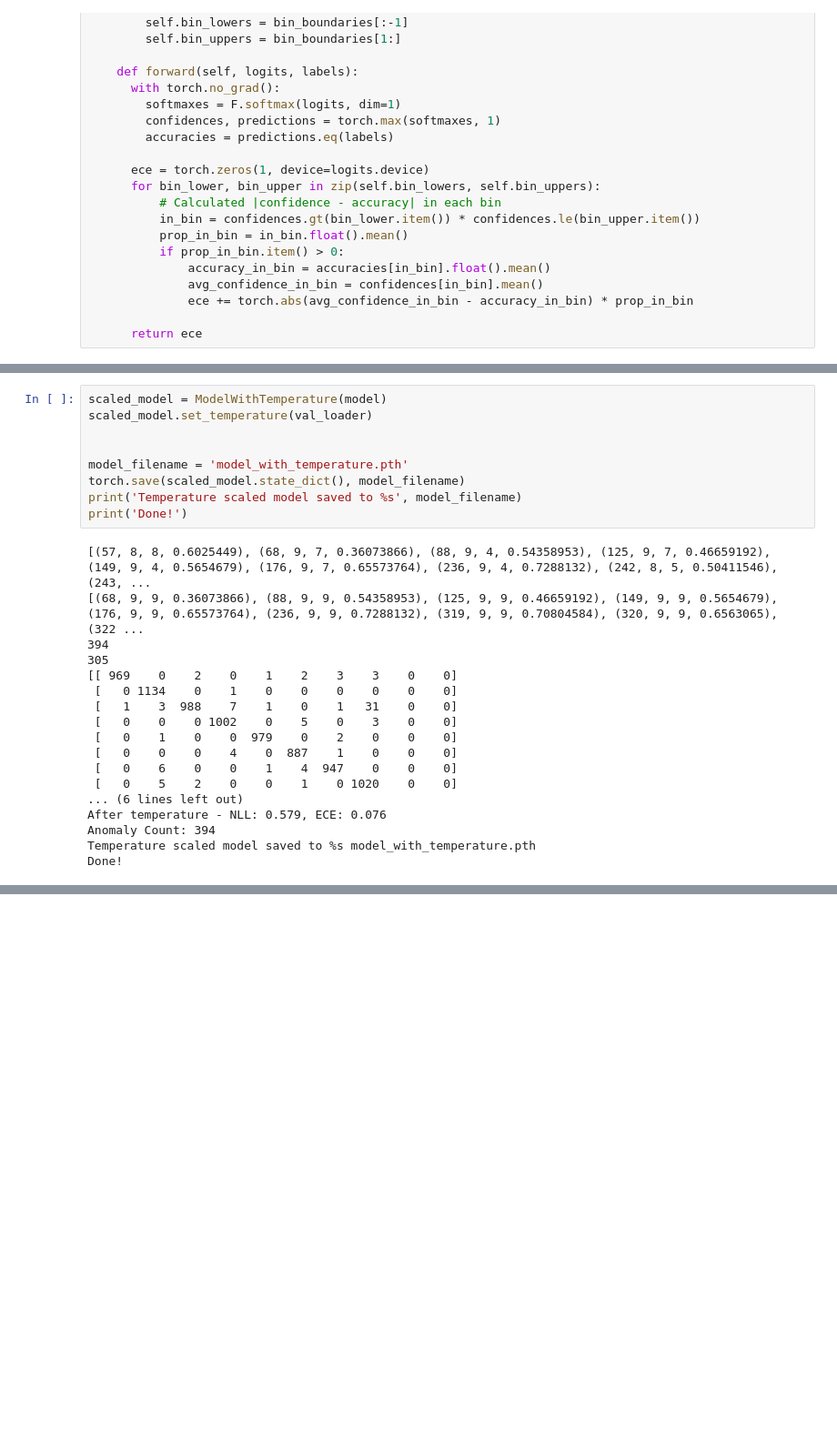
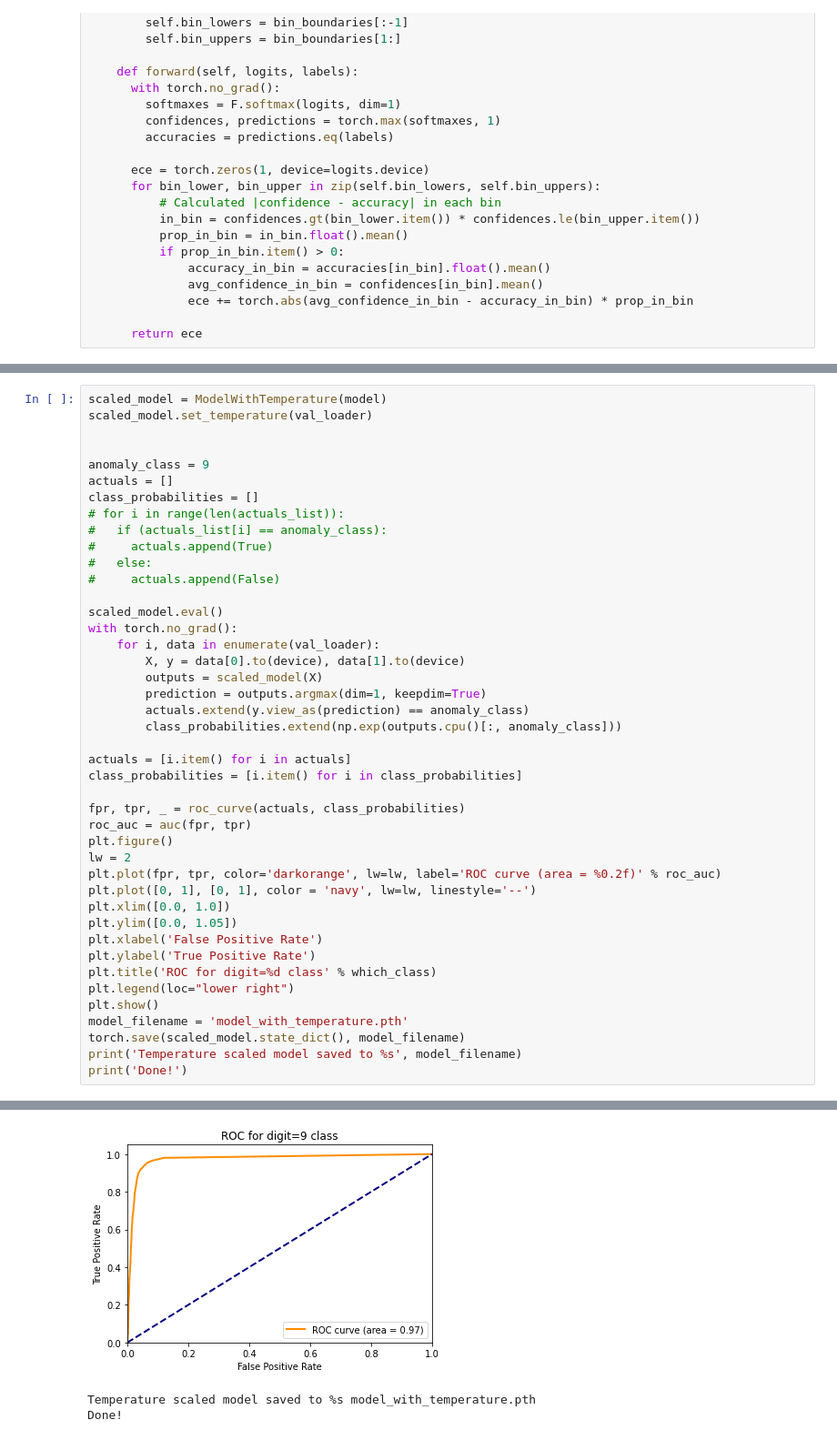
Before and after one commit to yoonkim97/pytorch-resnet-mnist, a Jupyter notebook: MNISTResNet.ipynb, the cells around one changed output, grey strips where cells are left out. Shown at 91% size. Cells and saved outputs as stored; diff of their text form; blank space fills up the shorter version.

Commit message:
Completed Temperature Scaling by adding in AUROC

```diff
--- a/MNISTResNet.ipynb
+++ b/MNISTResNet.ipynb
@@ -315,28 +359,45 @@ class _AnomalyDetection(nn.Module):
     return anomaly_count
-# %%
-scaled_model = ModelWithTemperature(model)
-scaled_model.set_temperature(val_loader)
-
-
-model_filename = 'model_with_temperature.pth'
-torch.save(scaled_model.state_dict(), model_filename)
-print('Temperature scaled model saved to %s', model_filename)
-print('Done!')
-# %% [output]
-[(57, 8, 8, 0.6025449), (68, 9, 7, 0.36073866), (88, 9, 4, 0.54358953), (125, 9, 7, 0.46659192), (149, 9, 4, 0.5654679), (176, 9, 7, 0.65573764), (236, 9, 4, 0.7288132), (242, 8, 5, 0.50411546), (243, ...
-[(68, 9, 9, 0.36073866), (88, 9, 9, 0.54358953), (125, 9, 9, 0.46659192), (149, 9, 9, 0.5654679), (176, 9, 9, 0.65573764), (236, 9, 9, 0.7288132), (319, 9, 9, 0.70804584), (320, 9, 9, 0.6563065), (322 ...
-394
-305
-[[ 969    0    2    0    1    2    3    3    0    0]
- [   0 1134    0    1    0    0    0    0    0    0]
- [   1    3  988    7    1    0    1   31    0    0]
- [   0    0    0 1002    0    5    0    3    0    0]
- [   0    1    0    0  979    0    2    0    0    0]
- [   0    0    0    4    0  887    1    0    0    0]
- [   0    6    0    0    1    4  947    0    0    0]
- [   0    5    2    0    0    1    0 1020    0    0]
-... (6 lines left out)
-After temperature - NLL: 0.579, ECE: 0.076
-Anomaly Count: 394
-Temperature scaled model saved to %s model_with_temperature.pth
-Done!
+# %%
+scaled_model = ModelWithTemperature(model)
+scaled_model.set_temperature(val_loader)
+
+
+anomaly_class = 9
+actuals = []
+class_probabilities = []
+# for i in range(len(actuals_list)):
+#   if (actuals_list[i] == anomaly_class):
+#     actuals.append(True)
+#   else:
+#     actuals.append(False)
+
+scaled_model.eval()
+with torch.no_grad():
+    for i, data in enumerate(val_loader):
+        X, y = data[0].to(device), data[1].to(device)
+        outputs = scaled_model(X)
+        prediction = outputs.argmax(dim=1, keepdim=True)
+        actuals.extend(y.view_as(prediction) == anomaly_class)
+        class_probabilities.extend(np.exp(outputs.cpu()[:, anomaly_class]))
+
+actuals = [i.item() for i in actuals]
+class_probabilities = [i.item() for i in class_probabilities]
+
+fpr, tpr, _ = roc_curve(actuals, class_probabilities)
+roc_auc = auc(fpr, tpr)
+plt.figure()
+lw = 2
+plt.plot(fpr, tpr, color='darkorange', lw=lw, label='ROC curve (area = %0.2f)' % roc_auc)
+plt.plot([0, 1], [0, 1], color = 'navy', lw=lw, linestyle='--')
+plt.xlim([0.0, 1.0])
+plt.ylim([0.0, 1.05])
+plt.xlabel('False Positive Rate')
+plt.ylabel('True Positive Rate')
+plt.title('ROC for digit=%d class' % which_class)
+plt.legend(loc="lower right")
+plt.show()
+model_filename = 'model_with_temperature.pth'
+torch.save(scaled_model.state_dict(), model_filename)
+print('Temperature scaled model saved to %s', model_filename)
+print('Done!')
+# %% [output]
@@ -342,0 +421,3 @@ Done!
+[figure, added]
+Temperature scaled model saved to %s model_with_temperature.pth
+Done!
```
Also changed, not shown: parts of 3 cells of this notebook.
